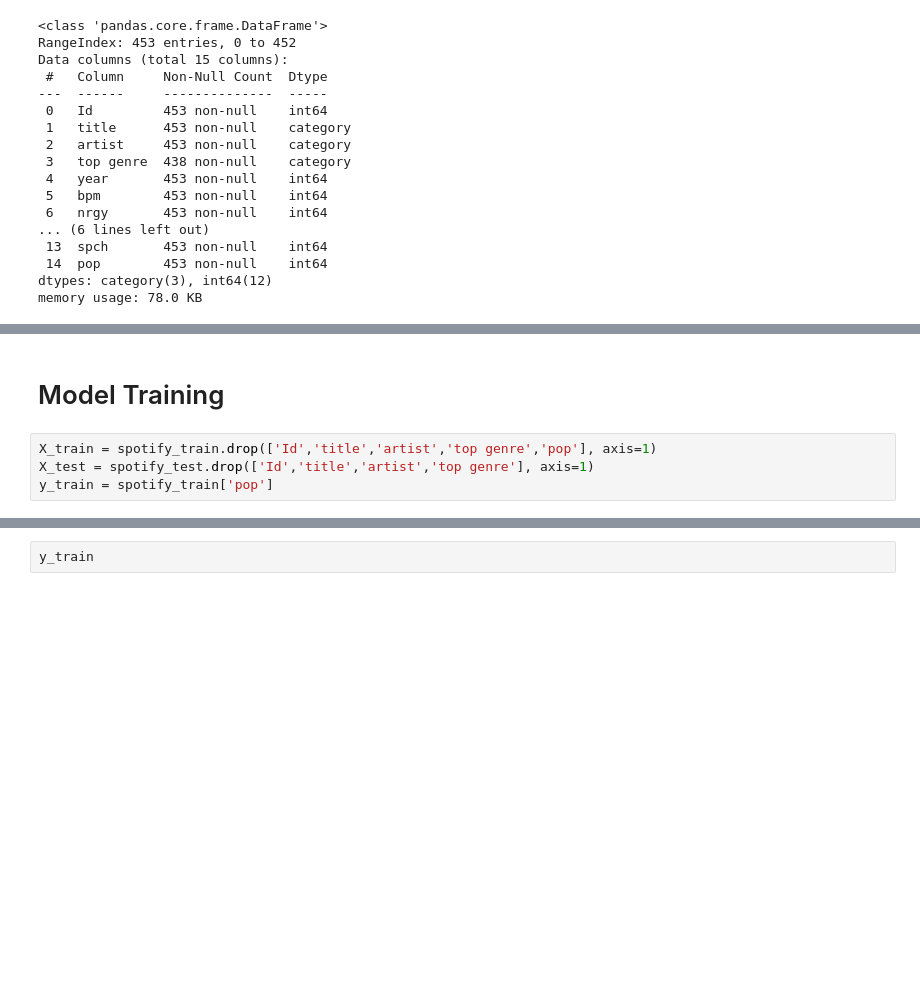
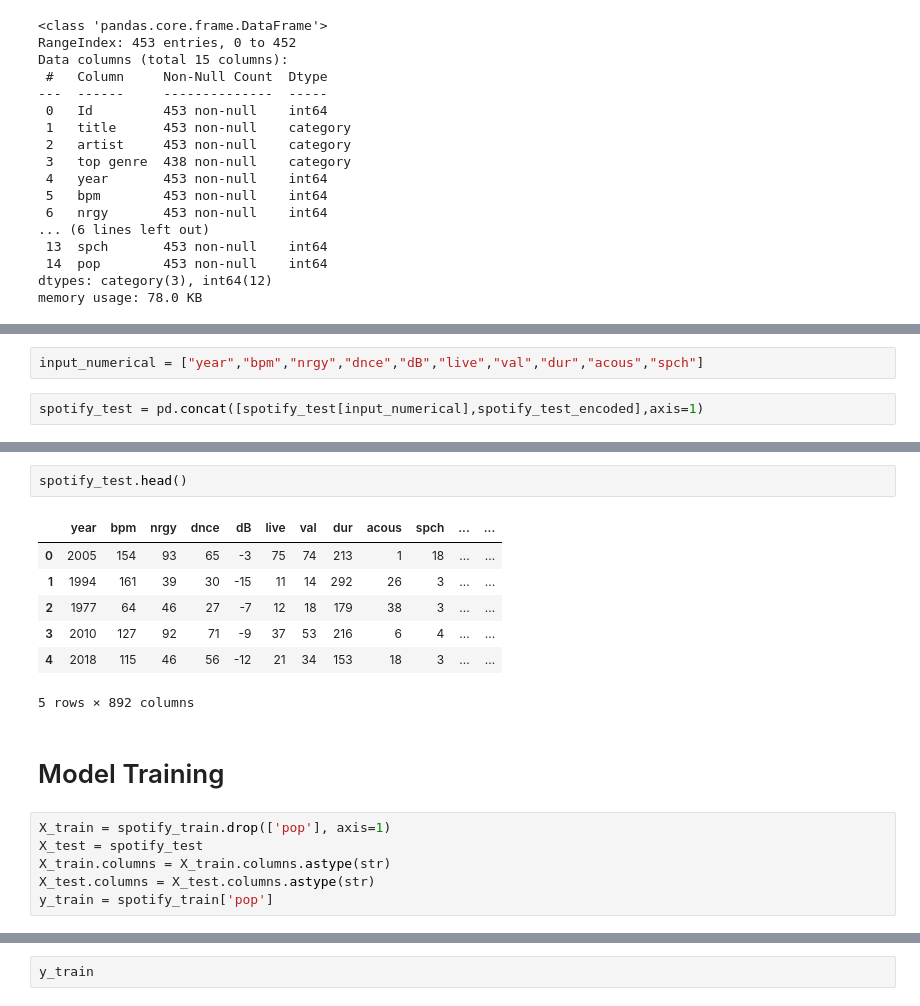
Before and after one commit to kr19al0711/cs985-spotify-regression-lakkh, a Jupyter notebook: CS985_Regression_Spotify_RandomForest.ipynb, the cells around one changed output, grey strips where cells are left out. Saved outputs shown, nothing was run; the diff lists cells and outputs as text; blank space fills up the shorter version.

```diff
--- a/CS985_Regression_Spotify_RandomForest.ipynb
+++ b/CS985_Regression_Spotify_RandomForest.ipynb
@@ -219,0 +291,4 @@ There are 15 Null values in the Top Genre column
+# %%
+input_numerical = ["year","bpm","nrgy","dnce","dB","live","val","dur","acous","spch"]
+# %%
+spotify_test = pd.concat([spotify_test[input_numerical],spotify_test_encoded],axis=1)
@@ -220,8 +305,20 @@ There are 15 Null values in the Top Genre column
+# %%
+spotify_test.head()
+# %% [output]
+|  | year | bpm | nrgy | dnce | dB | live | val | dur | acous | spch | ... | ... |
+| 0 | 2005 | 154 | 93 | 65 | -3 | 75 | 74 | 213 | 1 | 18 | ... | ... |
+| 1 | 1994 | 161 | 39 | 30 | -15 | 11 | 14 | 292 | 26 | 3 | ... | ... |
+| 2 | 1977 | 64 | 46 | 27 | -7 | 12 | 18 | 179 | 38 | 3 | ... | ... |
+| 3 | 2010 | 127 | 92 | 71 | -9 | 37 | 53 | 216 | 6 | 4 | ... | ... |
+| 4 | 2018 | 115 | 46 | 56 | -12 | 21 | 34 | 153 | 18 | 3 | ... | ... |
+5 rows × 892 columns
 # %% [markdown]
 # Model Training
 # %%
-X_train = spotify_train.drop(['Id','title','artist','top genre','pop'], axis=1)
-X_test = spotify_test.drop(['Id','title','artist','top genre'], axis=1)
+X_train = spotify_train.drop(['pop'], axis=1)
+X_test = spotify_test
+X_train.columns = X_train.columns.astype(str)
+X_test.columns = X_test.columns.astype(str)
 y_train = spotify_train['pop']
 # %%
 X_train.head()
```
Also changed, not shown: parts of 17 cells of this notebook.
